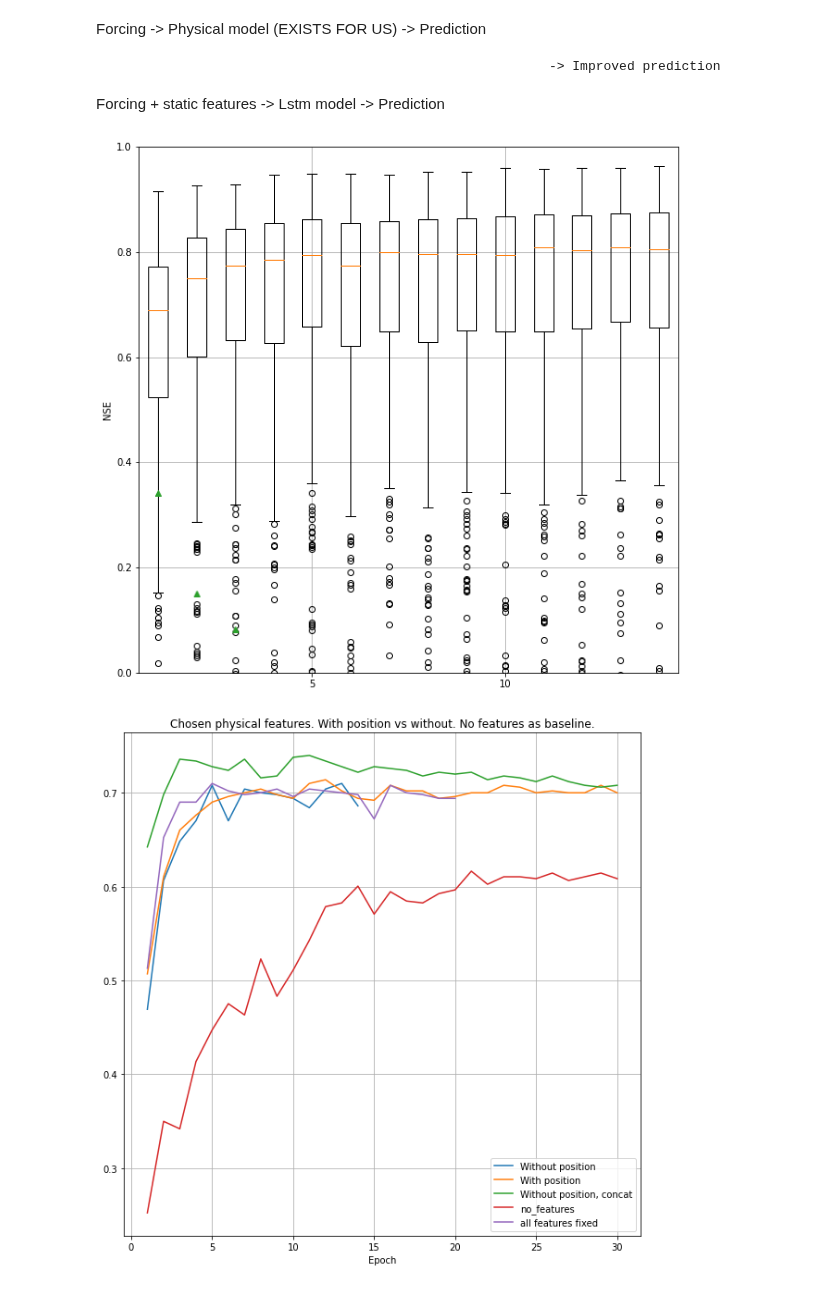
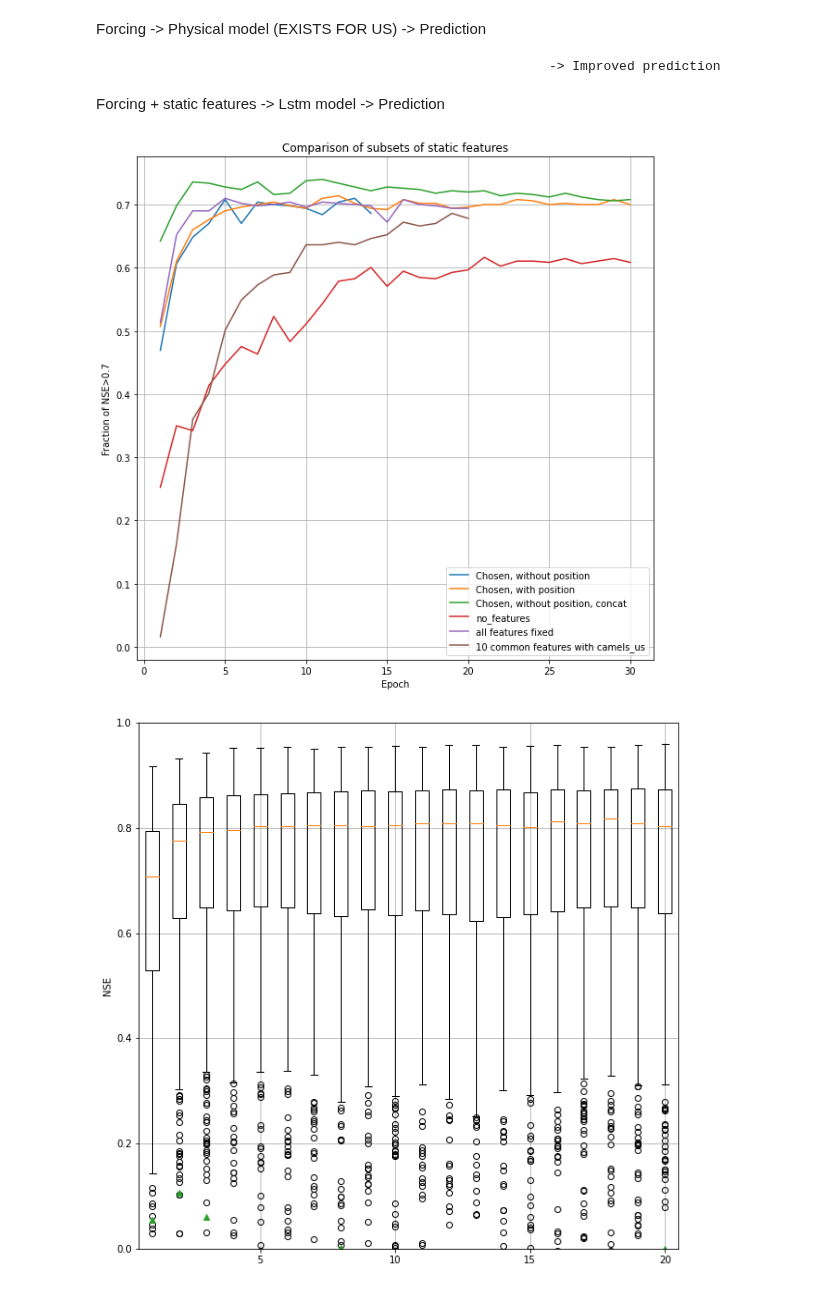
Before and after one commit to bernharl/Master-Thesis, a Jupyter notebook: notebooks/correlation_reduction.ipynb, the cells around one changed output. Drawn from its saved outputs; the diff is of its cells as text; code cells hidden in the pictures.

```diff
--- a/notebooks/correlation_reduction.ipynb
+++ b/notebooks/correlation_reduction.ipynb
@@ -19,6 +19,8 @@ from camelsml.metrics import calc_nse
 from camelsml.datautils import load_attributes
 from camelsml import load_config
 from camelsml.utils import get_basin_list
+# %%
+plt.style.use("../figstyle.mplstyle")
 # %% [markdown]
 # This notebook contains results from our attempt at reducing static features.
 # %%
@@ -374,33 +418,40 @@ all_features_fixed_cv_nse = restructure_results(results_all_features_fixed_cv)
 # %%
-nse_boxplots(chosen_cv_nse)
+"""nse_boxplots(chosen_cv_nse)
 plt.ylim([0, 1])
-plt.show()
+plt.show()"""
 
 fig, ax = plt.subplots(1, 1, figsize=(10, 10))
 plot_fractions(chosen_cv_nse, ax=ax)
 plot_fractions(chosen_with_pos_cv_nse, ax=ax)
 plot_fractions(chosen_concat_cv_nse, ax=ax)
 plot_fractions(no_features_cv_nse, ax=ax)
 plot_fractions(all_features_fixed_cv_nse, ax=ax)
+plot_fractions(chosen_features_gb_compare_nse, ax=ax)
 ax.legend(
     [
-        "Without position",
-        "With position",
-        "Without position, concat",
+        "Chosen, without position",
+        "Chosen, with position",
+        "Chosen, without position, concat",
         "no_features",
         "all features fixed",
+        "10 common features with camels_us",
     ]
 )
-ax.set_title(
-    "Chosen physical features. With position vs without. No features as baseline."
-)
+ax.set_title("Comparison of subsets of static features")
+ax.set_ylabel("Fraction of NSE>0.7")
+ax.grid()
 plt.show()
+
 nse_boxplots(all_features_fixed_cv_nse)
 plt.ylim([0, 1])
 plt.show()
+"""
 nse_boxplots(chosen_concat_cv_nse)
 plt.ylim([0, 1])
+plt.show()"""
+nse_boxplots(chosen_features_gb_compare_nse)
+plt.ylim([0, 1])
 plt.show()
 # %% [output]
-[figure, old version]
+[figure, new version]
-[figure, old version]
+[figure, new version]
```
Also changed, not shown: parts of 10 cells of this notebook, 1 other file.
